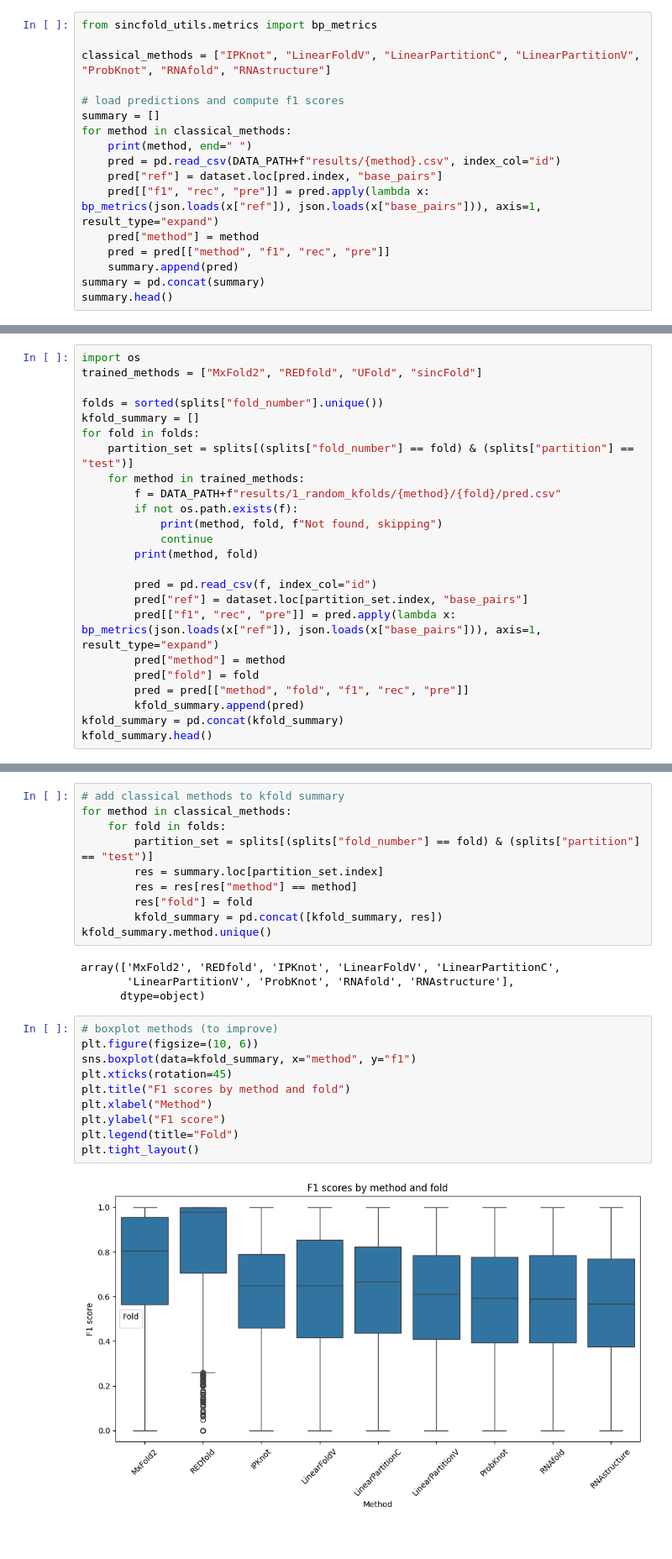
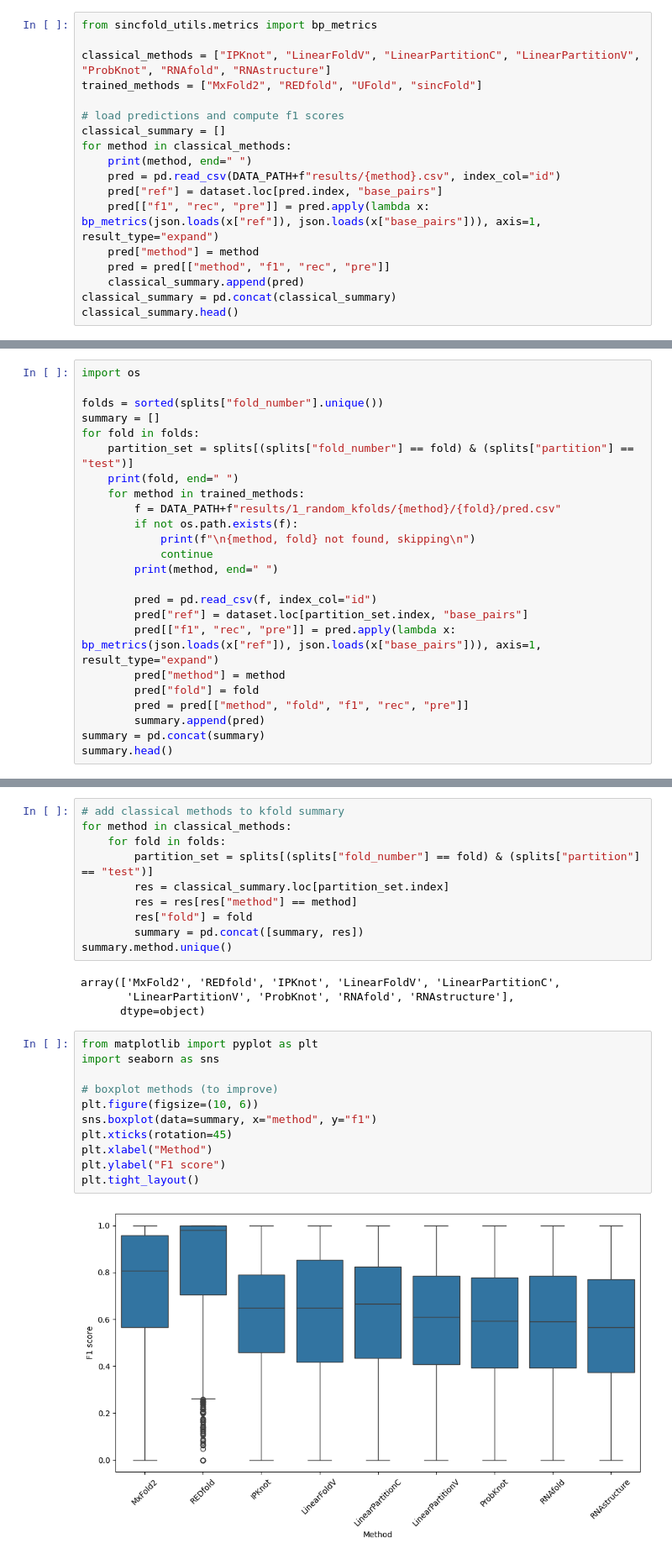
Before and after one commit to sinc-lab/revisiting_xval_rnafolding, a Jupyter notebook: performance_eval.ipynb, the cells around one changed output, grey strips where cells are left out. Shown: that part at 84% size. Drawn from its saved outputs; the diff is of its cells as text.

```diff
--- a/performance_eval.ipynb
+++ b/performance_eval.ipynb
@@ -125,9 +134,10 @@ Classical methods are not trained, therefore the score per sequence is the same
 from sincfold_utils.metrics import bp_metrics
 
 classical_methods = ["IPKnot", "LinearFoldV", "LinearPartitionC", "LinearPartitionV", "ProbKnot", "RNAfold", "RNAstructure"]
+trained_methods = ["MxFold2", "REDfold", "UFold", "sincFold"]
 
 # load predictions and compute f1 scores
-summary = []
+classical_summary = []
 for method in classical_methods:
     print(method, end=" ")
     pred = pd.read_csv(DATA_PATH+f"results/{method}.csv", index_col="id")
@@ -135,9 +145,9 @@ for method in classical_methods:
     pred[["f1", "rec", "pre"]] = pred.apply(lambda x: bp_metrics(json.loads(x["ref"]), json.loads(x["base_pairs"])), axis=1, result_type="expand")
     pred["method"] = method
     pred = pred[["method", "f1", "rec", "pre"]]
-    summary.append(pred)
-summary = pd.concat(summary)
-summary.head()
+    classical_summary.append(pred)
+classical_summary = pd.concat(classical_summary)
+classical_summary.head()
 # %% [output]
 IPKnot LinearFoldV LinearPartitionC LinearPartitionV ProbKnot RNAfold RNAstructure
 |  | method | f1 | rec | pre |
@@ -164,18 +174,18 @@ splits.groupby("fold_number").count()
 | 4 | 3864 |
 # %%
 import os
-trained_methods = ["MxFold2", "REDfold", "UFold", "sincFold"]
 
 folds = sorted(splits["fold_number"].unique())
-kfold_summary = []
+summary = []
 for fold in folds:
     partition_set = splits[(splits["fold_number"] == fold) & (splits["partition"] == "test")]
+    print(fold, end=" ")
     for method in trained_methods:
         f = DATA_PATH+f"results/1_random_kfolds/{method}/{fold}/pred.csv"
         if not os.path.exists(f):
-            print(method, fold, f"Not found, skipping")
+            print(f"\n{method, fold} not found, skipping\n")
             continue
-        print(method, fold)
+        print(method, end=" ")
 
         pred = pd.read_csv(f, index_col="id")
         pred["ref"] = dataset.loc[partition_set.index, "base_pairs"]
@@ -183,7 +193,7 @@ for fold in folds:
         pred["method"] = method
         pred["fold"] = fold
         pred = pred[["method", "fold", "f1", "rec", "pre"]]
-        kfold_summary.append(pred)
-kfold_summary = pd.concat(kfold_summary)
-kfold_summary.head()
+        summary.append(pred)
+summary = pd.concat(summary)
+summary.head()
 # %% [output]
@@ -219,24 +226,25 @@ sincFold 4 Not found, skipping
 for method in classical_methods:
     for fold in folds:
         partition_set = splits[(splits["fold_number"] == fold) & (splits["partition"] == "test")]
-        res = summary.loc[partition_set.index]
+        res = classical_summary.loc[partition_set.index]
         res = res[res["method"] == method]
         res["fold"] = fold
-        kfold_summary = pd.concat([kfold_summary, res])
-kfold_summary.method.unique()
+        summary = pd.concat([summary, res])
+summary.method.unique()
 # %% [output]
 array(['MxFold2', 'REDfold', 'IPKnot', 'LinearFoldV', 'LinearPartitionC',
        'LinearPartitionV', 'ProbKnot', 'RNAfold', 'RNAstructure'],
       dtype=object)
 # %%
+from matplotlib import pyplot as plt
+import seaborn as sns
+
 # boxplot methods (to improve)
 plt.figure(figsize=(10, 6))
-sns.boxplot(data=kfold_summary, x="method", y="f1")
+sns.boxplot(data=summary, x="method", y="f1")
 plt.xticks(rotation=45)
-plt.title("F1 scores by method and fold")
 plt.xlabel("Method")
 plt.ylabel("F1 score")
-plt.legend(title="Fold")
 plt.tight_layout()
 # %% [output]
-[figure, old version]
+[figure, new version]
```
Also changed, not shown: parts of 9 cells of this notebook.
